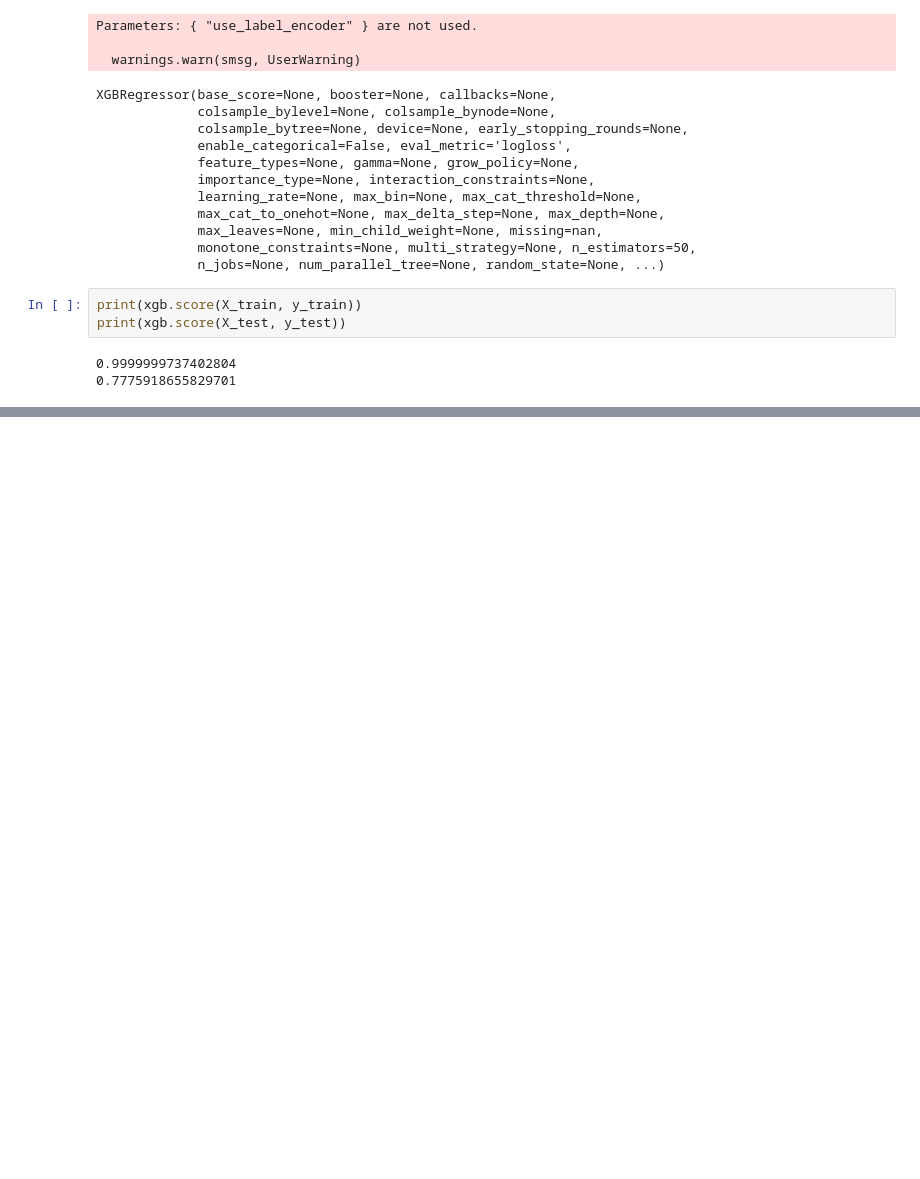
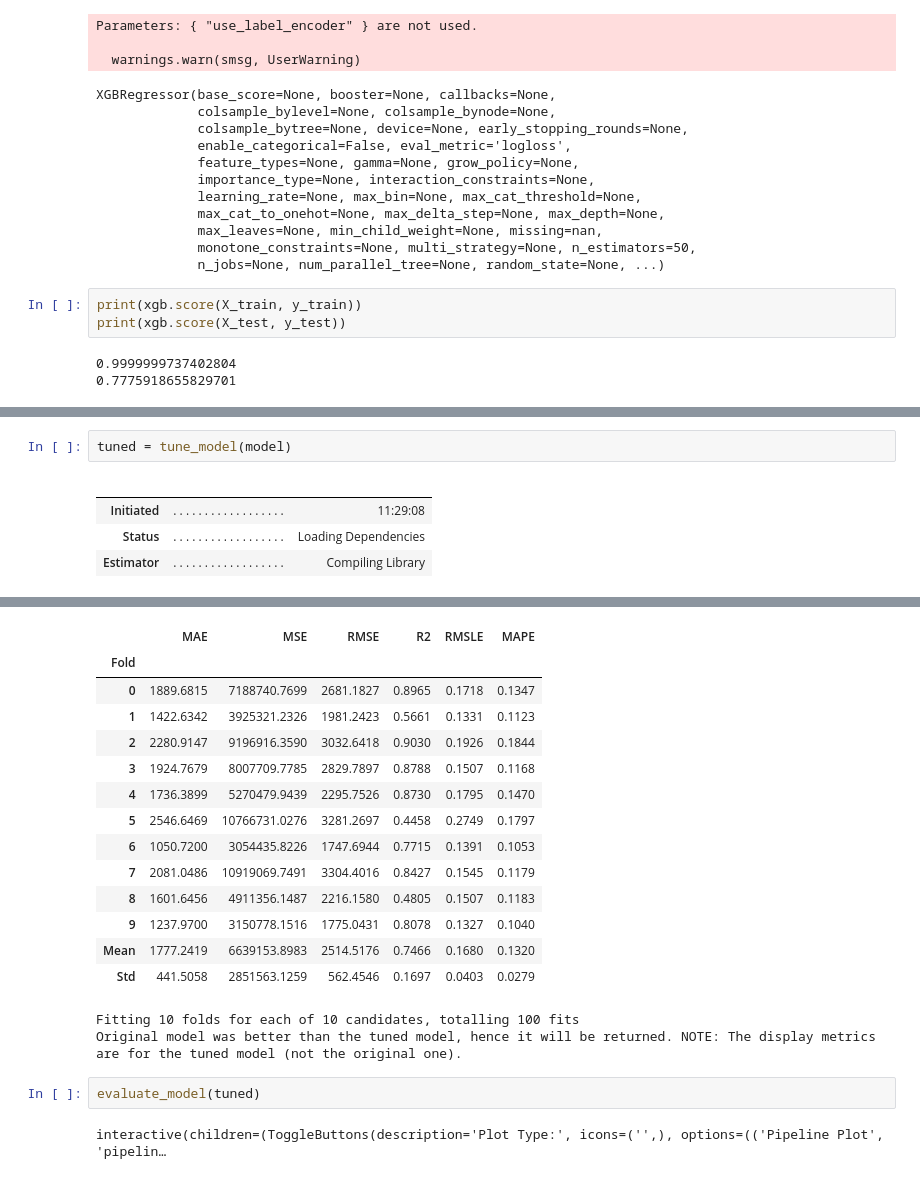
Before and after one commit to ueno-cmd/test_datascience, a Jupyter notebook: automobile_ml.ipynb, the cells around one changed output, grey strips where cells are left out. Cells and saved outputs as stored; diff of their text form; blank space fills up the shorter version.

```diff
--- a/automobile_ml.ipynb
+++ b/automobile_ml.ipynb
@@ -142,0 +227,8 @@ print(xgb.score(X_test, y_test))
+# %%
+tuned = tune_model(model)
+# %% [output]
+|  |  |  |
+|  |  |  |
+| Initiated | . . . . . . . . . . . . . . . . . . | 11:29:08 |
+| Status | . . . . . . . . . . . . . . . . . . | Loading Dependencies |
+| Estimator | . . . . . . . . . . . . . . . . . . | Compiling Library |
@@ -142,0 +236,20 @@ print(xgb.score(X_test, y_test))
+|  | MAE | MSE | RMSE | R2 | RMSLE | MAPE |
+| Fold |  |  |  |  |  |  |
+| 0 | 1889.6815 | 7188740.7699 | 2681.1827 | 0.8965 | 0.1718 | 0.1347 |
+| 1 | 1422.6342 | 3925321.2326 | 1981.2423 | 0.5661 | 0.1331 | 0.1123 |
+| 2 | 2280.9147 | 9196916.3590 | 3032.6418 | 0.9030 | 0.1926 | 0.1844 |
+| 3 | 1924.7679 | 8007709.7785 | 2829.7897 | 0.8788 | 0.1507 | 0.1168 |
+| 4 | 1736.3899 | 5270479.9439 | 2295.7526 | 0.8730 | 0.1795 | 0.1470 |
+| 5 | 2546.6469 | 10766731.0276 | 3281.2697 | 0.4458 | 0.2749 | 0.1797 |
+| 6 | 1050.7200 | 3054435.8226 | 1747.6944 | 0.7715 | 0.1391 | 0.1053 |
+| 7 | 2081.0486 | 10919069.7491 | 3304.4016 | 0.8427 | 0.1545 | 0.1179 |
+| 8 | 1601.6456 | 4911356.1487 | 2216.1580 | 0.4805 | 0.1507 | 0.1183 |
+| 9 | 1237.9700 | 3150778.1516 | 1775.0431 | 0.8078 | 0.1327 | 0.1040 |
+| Mean | 1777.2419 | 6639153.8983 | 2514.5176 | 0.7466 | 0.1680 | 0.1320 |
+| Std | 441.5058 | 2851563.1259 | 562.4546 | 0.1697 | 0.0403 | 0.0279 |
+Fitting 10 folds for each of 10 candidates, totalling 100 fits
+Original model was better than the tuned model, hence it will be returned. NOTE: The display metrics are for the tuned model (not the original one).
+# %%
+evaluate_model(tuned)
+# %% [output]
+interactive(children=(ToggleButtons(description='Plot Type:', icons=('',), options=(('Pipeline Plot', 'pipelin…
```
Also changed, not shown: parts of 10 cells of this notebook, 1 other file.
